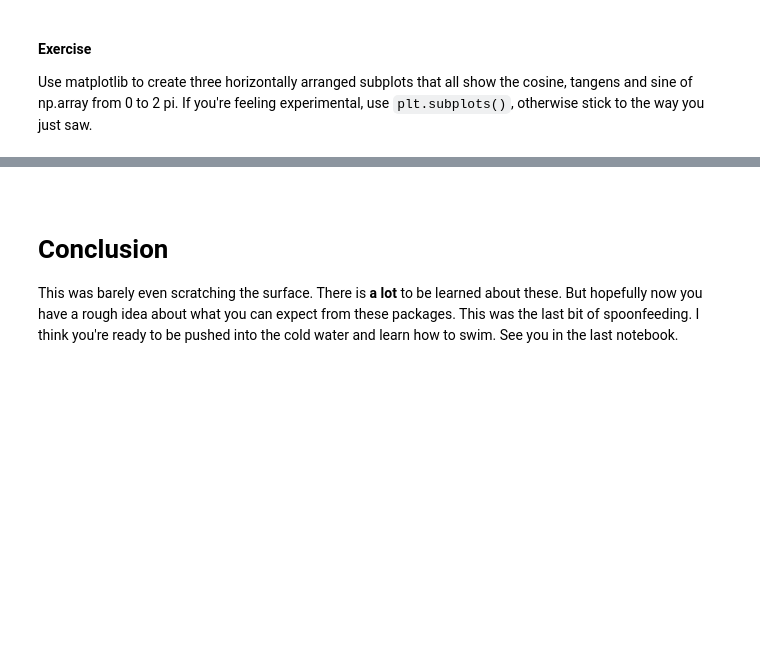
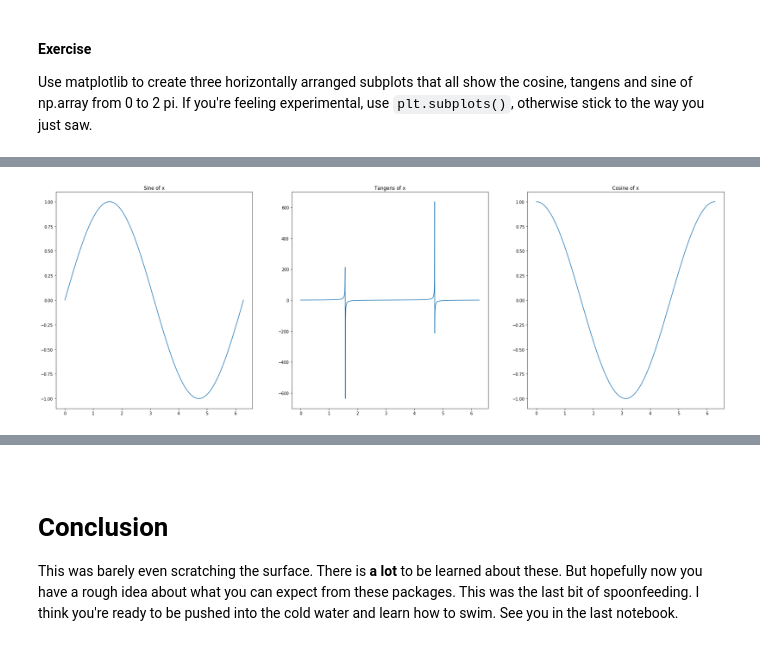
Before and after one commit to LukasNeugebauer/Python_Workshop, a Jupyter notebook: notebooks/8_Important_Packages.ipynb, the cells around one changed output, grey strips where cells are left out. Saved outputs shown, nothing was run; the diff lists cells and outputs as text; code cells hidden in the pictures; blank space fills up the shorter version.

```diff
--- a/notebooks/8_Important_Packages.ipynb
+++ b/notebooks/8_Important_Packages.ipynb
@@ -36,0 +35,8 @@ Unpickle the mysterious string from "..\toy_data".
+# %%
+#your code here
+import pickle;
+
+with open( '../toy_data/mysterious_string.pic', 'rb' ) as f:
+    txt = pickle.load( f );
+
+    print(txt)
@@ -247,0 +339,17 @@ If you're feeling experimental, use `plt.subplots()`, otherwise stick to the way
+# %%
+#second version - harder to understand but WAY nicer code:
+
+#create a figure object and subplots at once:
+fig, axs = plt.subplots(figsize=(30,10), nrows = 1, ncols = 3 );
+
+#x-values
+x = np.linspace(0,2*np.pi, 1000);
+
+#loop over subplots, names and functions at the same time
+for ax,fun,name in zip( axs, [np.sin,np.tan,np.cos], ['Sine','Tangens','Cosine'] ):
+    ax.plot(x,fun(x));
+    ax.set_title( f'{name} of x');
+
+plt.show()
+# %% [output]
+[figure, added]
```
Also changed, not shown: parts of 26 cells of this notebook, 5 other files.
